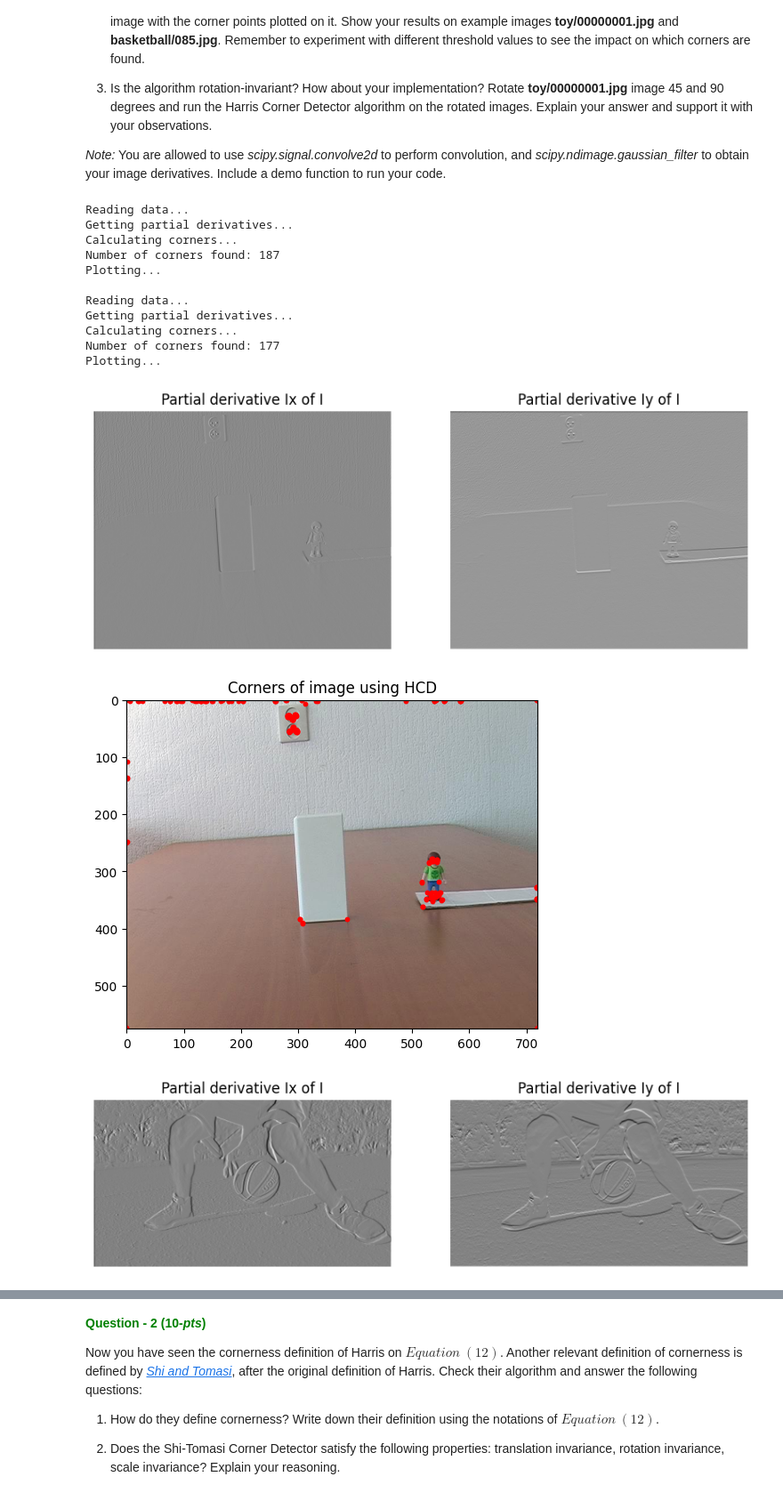
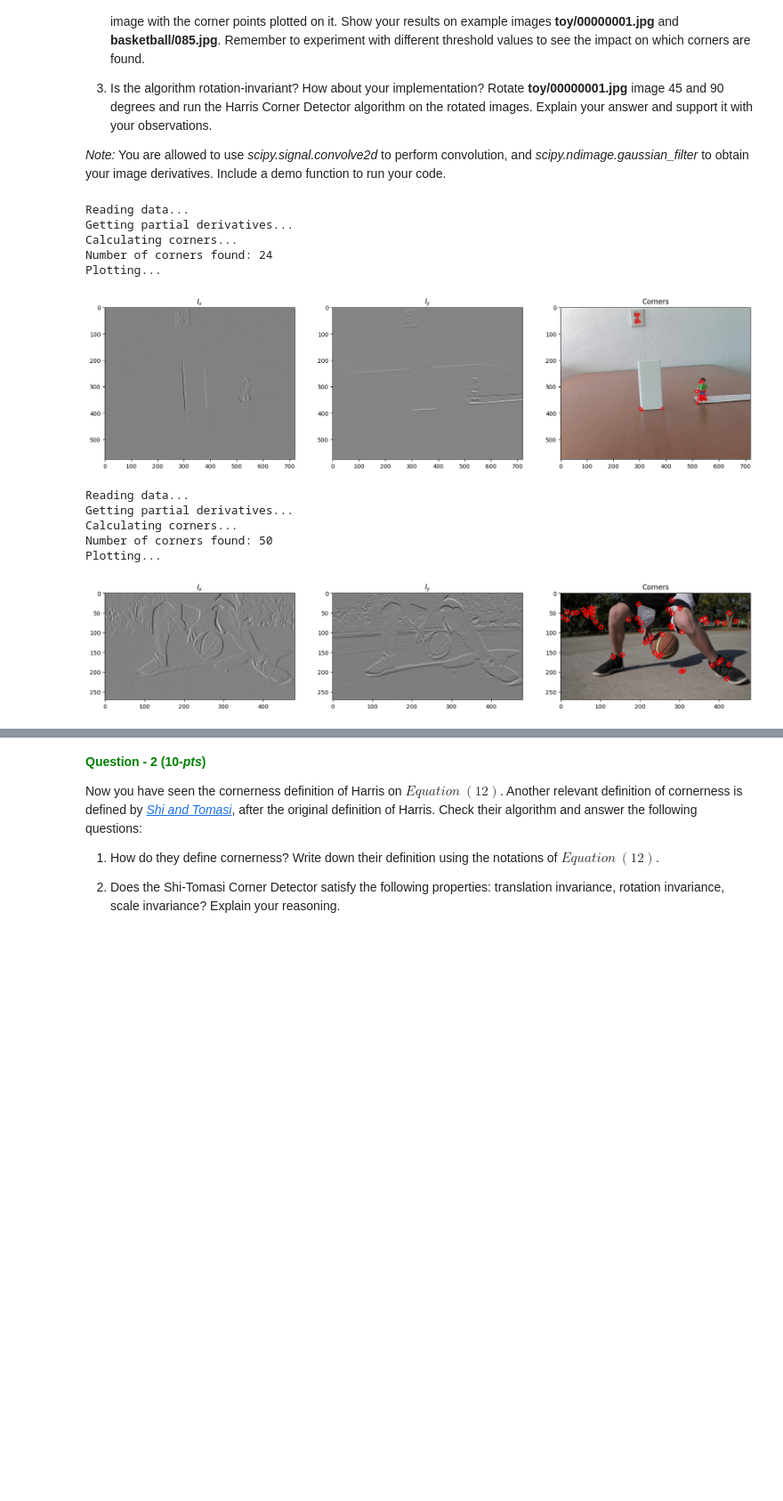
Before and after one commit to joangog/computer-vision-1, a Jupyter notebook: lab3/13486578_12167320_14334739.ipynb, the cells around one changed output, grey strips where cells are left out. Shown at 89% size. Drawn from its saved outputs; the diff is of its cells as text; code cells hidden in the pictures; blank space fills up the shorter version.

```diff
--- a/lab3/13486578_12167320_14334739.ipynb
+++ b/lab3/13486578_12167320_14334739.ipynb
@@ -206,23 +200,21 @@ def run_HCD(img_dir, W_size, sigma, thresh, deg=0):
 # %%
 # Q1.2 (continue)
 
 # Toy
-run_HCD(img_dir='./data/toy/00000001.jpg', W_size=3, sigma=0.7, thresh=0.15)
+run_HCD(path_to_file='./data/toy/00000001.jpg', window_size=9, sigma=1, threshold=0.12)
 
 # Basketball
-run_HCD(img_dir='./data/basketball/085.jpg', W_size=3, sigma=0.5, thresh=0.5)
+run_HCD(path_to_file='./data/basketball/085.jpg', window_size=9, sigma=1, threshold=0.25)
 # %% [output]
 Reading data...
 Getting partial derivatives...
 Calculating corners...
-Number of corners found: 187
+Number of corners found: 24
 Plotting...
-
-Reading data...
-Getting partial derivatives...
-Calculating corners...
-Number of corners found: 177
-Plotting...
-[figure, old version]
+[figure, new version]
+Reading data...
+Getting partial derivatives...
+Calculating corners...
+Number of corners found: 50
+Plotting...
-[figure, old version]
+[figure, new version]
-[figure, removed]
```
Also changed, not shown: parts of 6 cells of this notebook, 14 other files.
